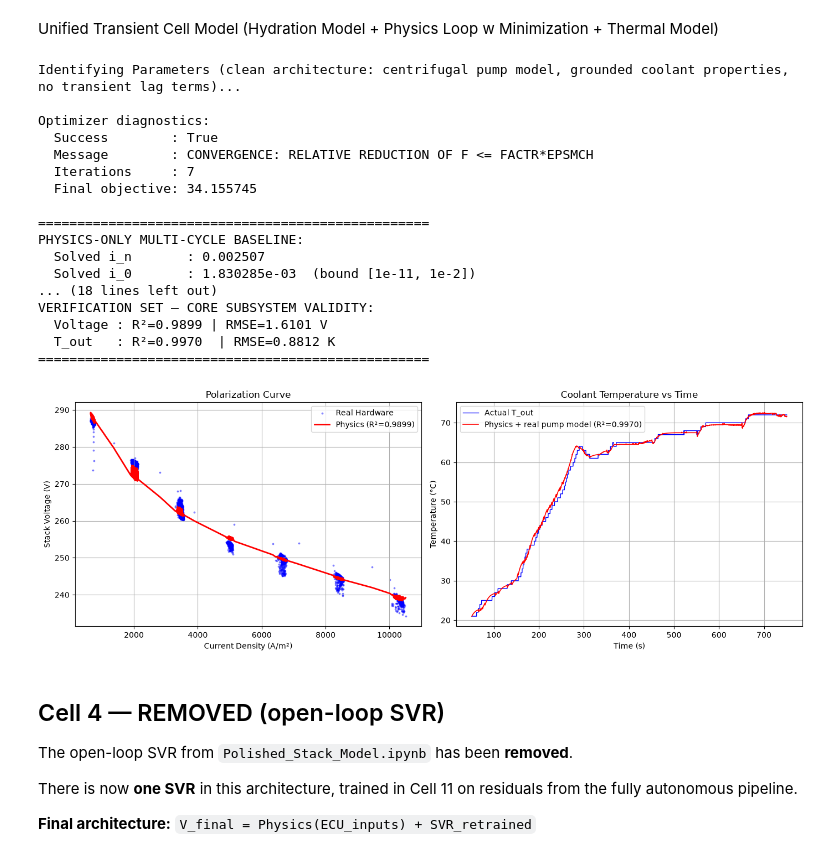
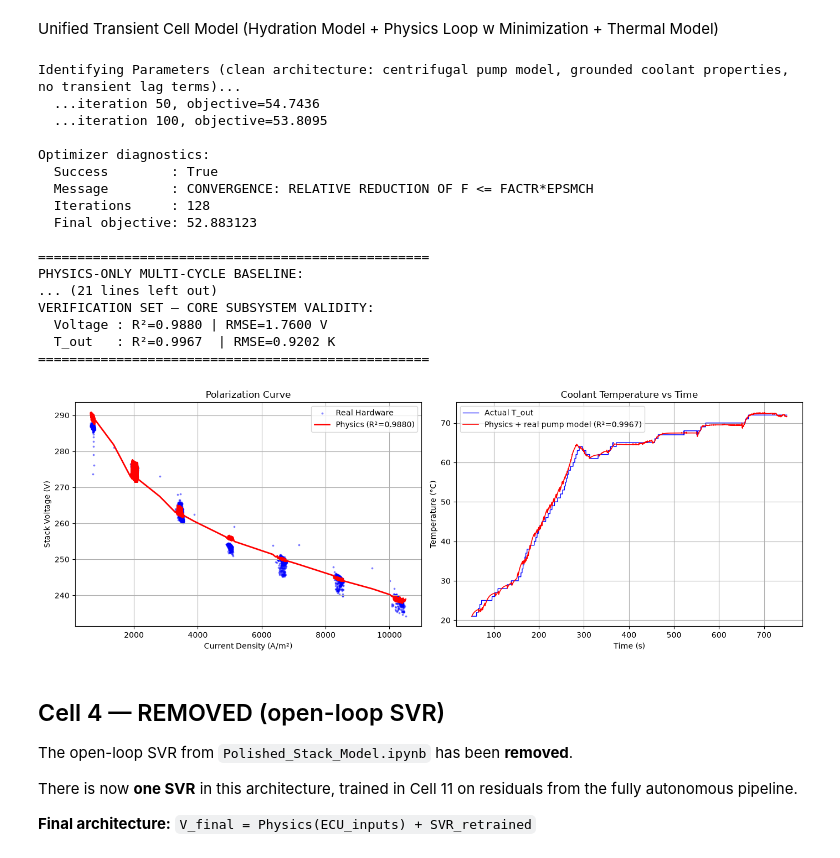
Before and after one commit to atisamfaisal08/Digital-Twin-Project---TFCM2F, a Jupyter notebook: Digital_Twin_Model_FINALLEEEEE.ipynb, the cells around one changed output. Saved outputs shown, nothing was run; the diff lists cells and outputs as text; code cells hidden in the pictures.

```diff
--- a/Digital_Twin_Model_FINALLEEEEE.ipynb
+++ b/Digital_Twin_Model_FINALLEEEEE.ipynb
@@ -83,6 +83,7 @@ df_ramp,  dt_ramp,  T_IN_GLOBAL_RAMP  = process_fc_data('Ramp_Drive_Cycle.csv')
 df_noisy, dt_noisy, T_IN_GLOBAL_NOISY = process_fc_data('Ramp_Hysteresis.csv')
 df_warm, dt_warm, T_IN_GLOBAL_WARM = process_fc_data('Warm_Baseline_Training.csv')
 df_extra, dt_extra, T_IN_GLOBAL_EXTRA = process_fc_data('Baseline_Model_Test.csv')
+df_warm_ramp, dt_warm_ramp, T_IN_GLOBAL_WARM_RAMP = process_fc_data('Hot Ramp.csv')
 
 # Verification cycle — NEVER touched during any training step
 df_ver,   dt_ver,   T_IN_GLOBAL_VER   = process_fc_data('Baseline_Model_Test.csv')
@@ -93,6 +94,7 @@ print(f"  Ramp      : {len(df_ramp)} rows  | dt = {dt_ramp:.2f}s")
 print(f"  Hysteresis: {len(df_noisy)} rows | dt = {dt_noisy:.2f}s")
 print(f"  Warm      : {len(df_warm)} rows | dt = {dt_warm:.2f}s")
 print(f"  Extra     : {len(df_extra)} rows   | dt = {dt_extra:.2f}s")
+print(f"  Hot Ramp  : {len(df_warm_ramp)} rows | dt = {dt_warm_ramp:.2f}s")
 print(f"  Baseline  : {len(df_ver)} rows   | dt = {dt_ver:.2f}s  [HELD OUT]")
 print(f"\nTotal training rows: {len(df_id) + len(df_ramp) + len(df_noisy) + len(df_warm) + len(df_extra)}")
 # %% [output]
@@ -592,10 +595,10 @@ def objective_multi(norm_params, dfs, dts, t_starts):
 
 
 # ── 5. EXECUTE OPTIMIZATION ──────────────────────────────────────────────────
-dfs_train      = [df_id, df_ramp, df_noisy, df_warm, df_extra]
-dts_train      = [0.1, 0.1, 0.1, 0.1, 0.1]
-t_starts_train = [T_IN_GLOBAL_ID, T_IN_GLOBAL_RAMP, T_IN_GLOBAL_NOISY, T_IN_GLOBAL_WARM, T_IN_GLOBAL_EXTRA]
-training_names = ['NEDC', 'Ramp', 'Hysteresis', 'Warm', 'Extra']
+dfs_train      = [df_id, df_ramp, df_noisy, df_warm, df_extra, df_warm_ramp]
+dts_train      = [0.1, 0.1, 0.1, 0.1, 0.1, 0.1]
+t_starts_train = [T_IN_GLOBAL_ID, T_IN_GLOBAL_RAMP, T_IN_GLOBAL_NOISY, T_IN_GLOBAL_WARM, T_IN_GLOBAL_EXTRA, T_IN_GLOBAL_WARM_RAMP]
+training_names = ['NEDC', 'Ramp', 'Hysteresis', 'Warm', 'Extra', 'Hot Ramp']
 
 # Seeded at the last confirmed-clean solved values (all 8 params landed
 # interior, none pinned, this exact configuration), so convergence should be
@@ -671,41 +674,41 @@ fig, (ax1, ax2) = plt.subplots(1, 2, figsize=(14, 5))
 sort_idx = np.argsort(df_ver['current_density'].values)
 ax1.scatter(df_ver['current_density'], df_ver['cell_voltage'], color='blue', s=3, alpha=0.4, label='Real Hardware')
 ax1.plot(df_ver['current_density'].values[sort_idx], V_ver_phys[sort_idx],
          color='red', linewidth=2, label=f'Physics (R²={r2_phys:.4f})')
 ax1.set_title('Polarization Curve')
 ax1.set_xlabel('Current Density (A/m²)')
 ax1.set_ylabel('Stack Voltage (V)')
 ax1.legend(); ax1.grid(True)
 
 time = df_ver['time'].values
 ax2.plot(time, df_ver['T_out_K'].values - 273.15, color='blue', linewidth=1.0, label='Actual T_out')
 ax2.plot(time, T_ver_phys - 273.15, color='red', linewidth=1.2, label=f'Physics + real pump model (R²={r2_temp:.4f})')
 ax2.set_title('Coolant Temperature vs Time')
 ax2.set_xlabel('Time (s)')
 ax2.set_ylabel('Temperature (°C)')
 ax2.legend(); ax2.grid(True)
 
 plt.tight_layout()
 plt.show()
 # %% [output]
 Identifying Parameters (clean architecture: centrifugal pump model, grounded coolant properties, no transient lag terms)...
+  ...iteration 50, objective=54.7436
+  ...iteration 100, objective=53.8095
 
 Optimizer diagnostics:
   Success        : True
   Message        : CONVERGENCE: RELATIVE REDUCTION OF F <= FACTR*EPSMCH
-  Iterations     : 7
-  Final objective: 34.155745
+  Iterations     : 128
+  Final objective: 52.883123
 
 ==================================================
 PHYSICS-ONLY MULTI-CYCLE BASELINE:
-  Solved i_n       : 0.002507
-  Solved i_0       : 1.830285e-03  (bound [1e-11, 1e-2])
-... (18 lines left out)
+... (21 lines left out)
 VERIFICATION SET — CORE SUBSYSTEM VALIDITY:
-  Voltage : R²=0.9899 | RMSE=1.6101 V
-  T_out   : R²=0.9970  | RMSE=0.8812 K
+  Voltage : R²=0.9880 | RMSE=1.7600 V
+  T_out   : R²=0.9967  | RMSE=0.9202 K
 ==================================================
-[figure, old version]
+[figure, new version]
 # %% [markdown]
 ## Cell 4 — REMOVED (open-loop SVR)
 
```
Also changed, not shown: parts of 10 cells of this notebook, 1 other file.
